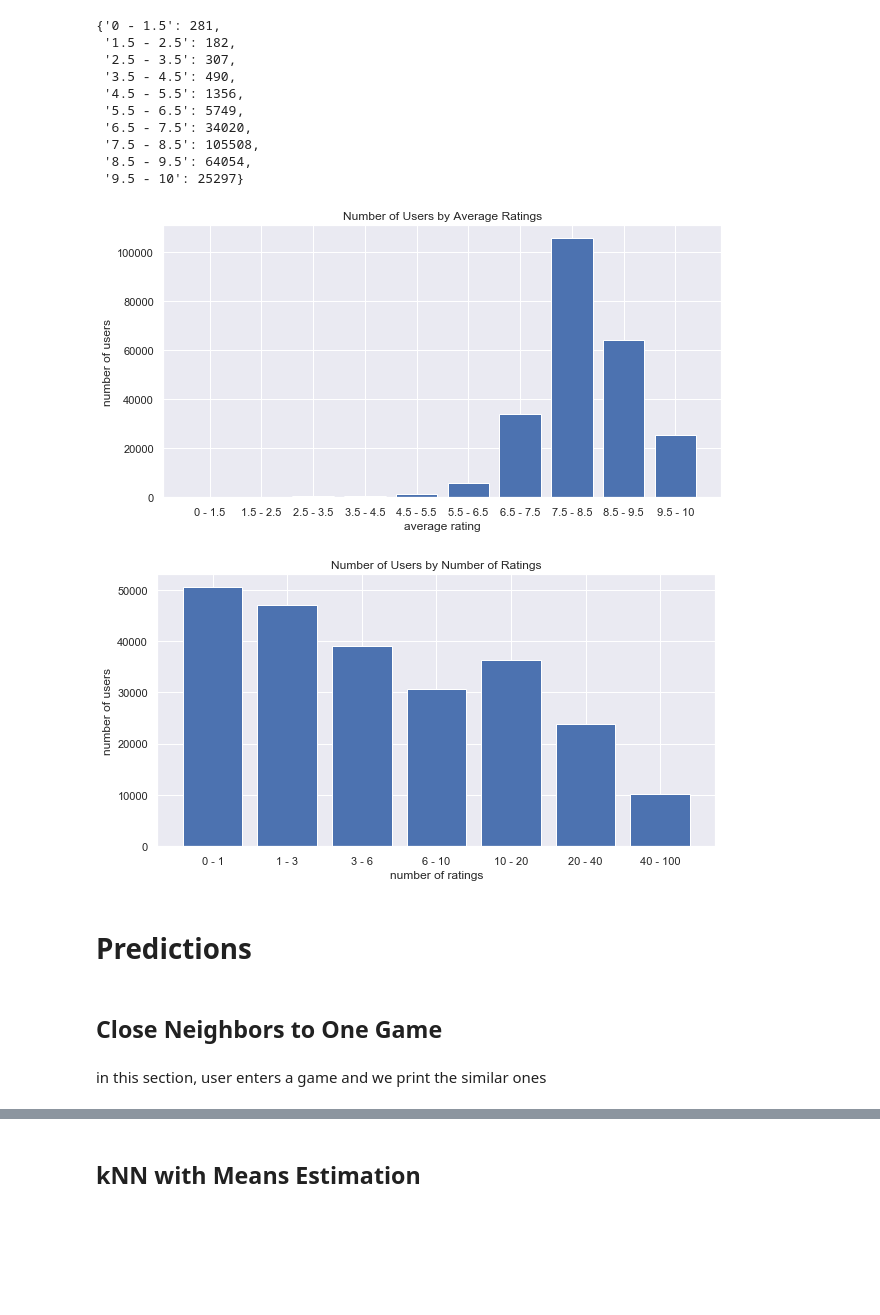
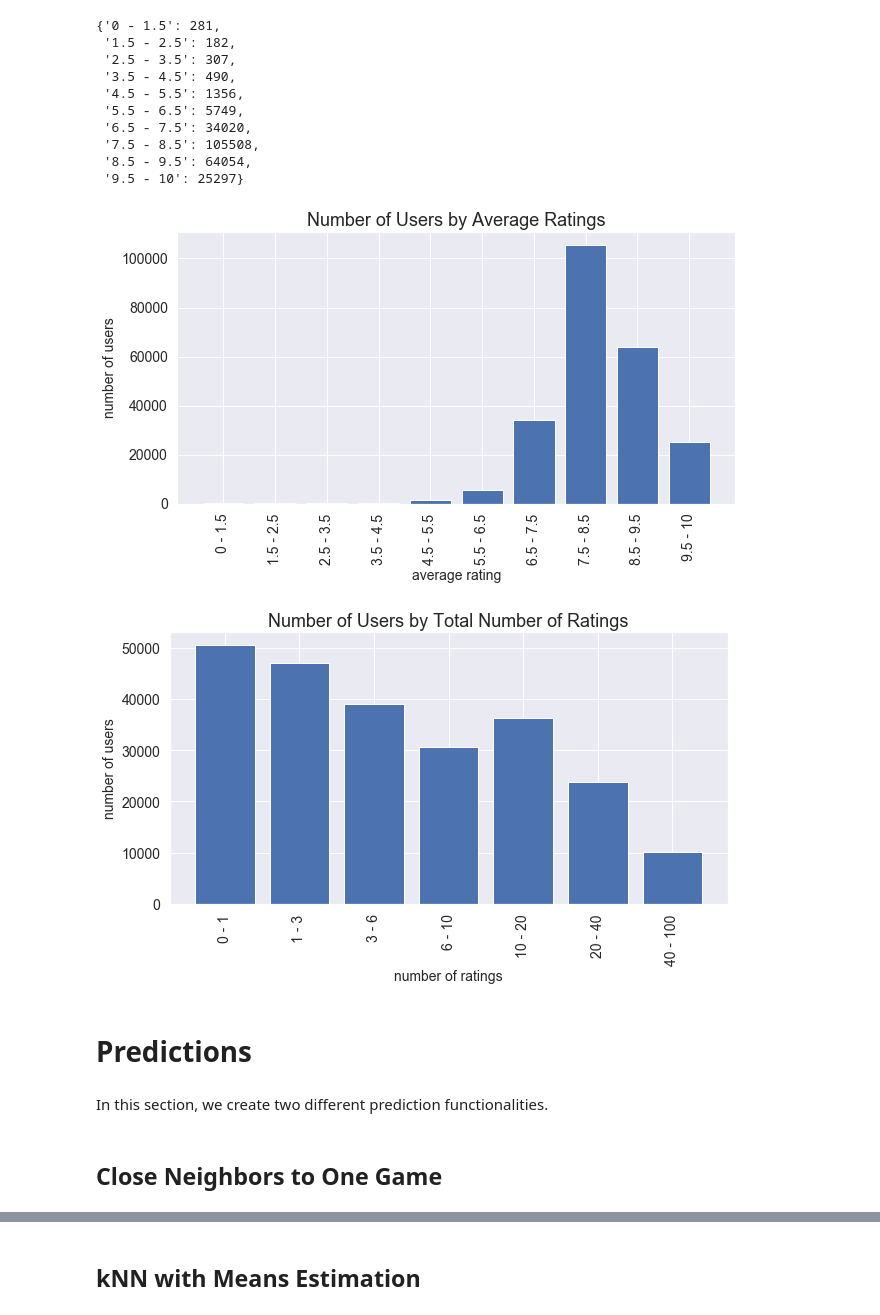
Before and after one commit to MatePocs/boardgame_recommendation, a Jupyter notebook: 04_results_data_and_predictions.ipynb, the cells around one changed output, grey strips where cells are left out. Drawn from its saved outputs; the diff is of its cells as text; code cells hidden in the pictures; blank space fills up the shorter version.

Commit message:
prediction documentation

```diff
--- a/04_results_data_and_predictions.ipynb
+++ b/04_results_data_and_predictions.ipynb
@@ -118,12 +125,15 @@ avg_ratings_by_user_grouped
 # %%
 plt.figure(figsize=(10,5))
 plt.bar(avg_ratings_by_user_grouped.keys(), avg_ratings_by_user_grouped.values())
-plt.xlabel('average rating')
-plt.ylabel('number of users')
-plt.title('Number of Users by Average Ratings')
+plt.tick_params(axis = 'x', labelsize = 14, rotation = 90)
+plt.tick_params(axis = 'y', labelsize = 14)
+plt.xlabel('average rating', fontsize = 14)
+plt.ylabel('number of users', fontsize = 14)
+plt.title('Number of Users by Average Ratings', fontsize = 18)
+plt.savefig('./charts/number_of_users_by_avg_ratings.png')
 plt.show()
 # %% [output]
-[figure, old version]
+[figure, new version]
 # %%
 total_ratings_by_user = df.groupby('user_name').count()['rating'].copy()
 total_ratings_by_user.sort_values(inplace = True)
@@ -144,16 +154,19 @@ for index in range(1, len(total_ratings_by_user_breakpoints)):
 # %%
 plt.figure(figsize=(10,5))
 plt.bar(total_ratings_by_user_grouped.keys(), total_ratings_by_user_grouped.values())
-plt.xlabel('number of ratings')
-plt.ylabel('number of users')
-plt.title('Number of Users by Number of Ratings')
+plt.tick_params(axis = 'x', labelsize = 14, rotation = 90)
+plt.tick_params(axis = 'y', labelsize = 14)
+plt.xlabel('number of ratings', fontsize = 14)
+plt.ylabel('number of users', fontsize = 14)
+plt.title('Number of Users by Total Number of Ratings', fontsize = 18)
+plt.savefig('./charts/number_of_users_by_number_of_ratings.png')
 plt.show()
 # %% [output]
-[figure, old version]
+[figure, new version]
 # %% [markdown]
 # Predictions
+# %% [markdown]
+In this section, we create two different prediction functionalities.
 # %% [markdown]
 ## Close Neighbors to One Game
-# %% [markdown]
-in this section, user enters a game and we print the similar ones
 # %% [markdown]
```
Also changed, not shown: parts of 15 cells of this notebook.
